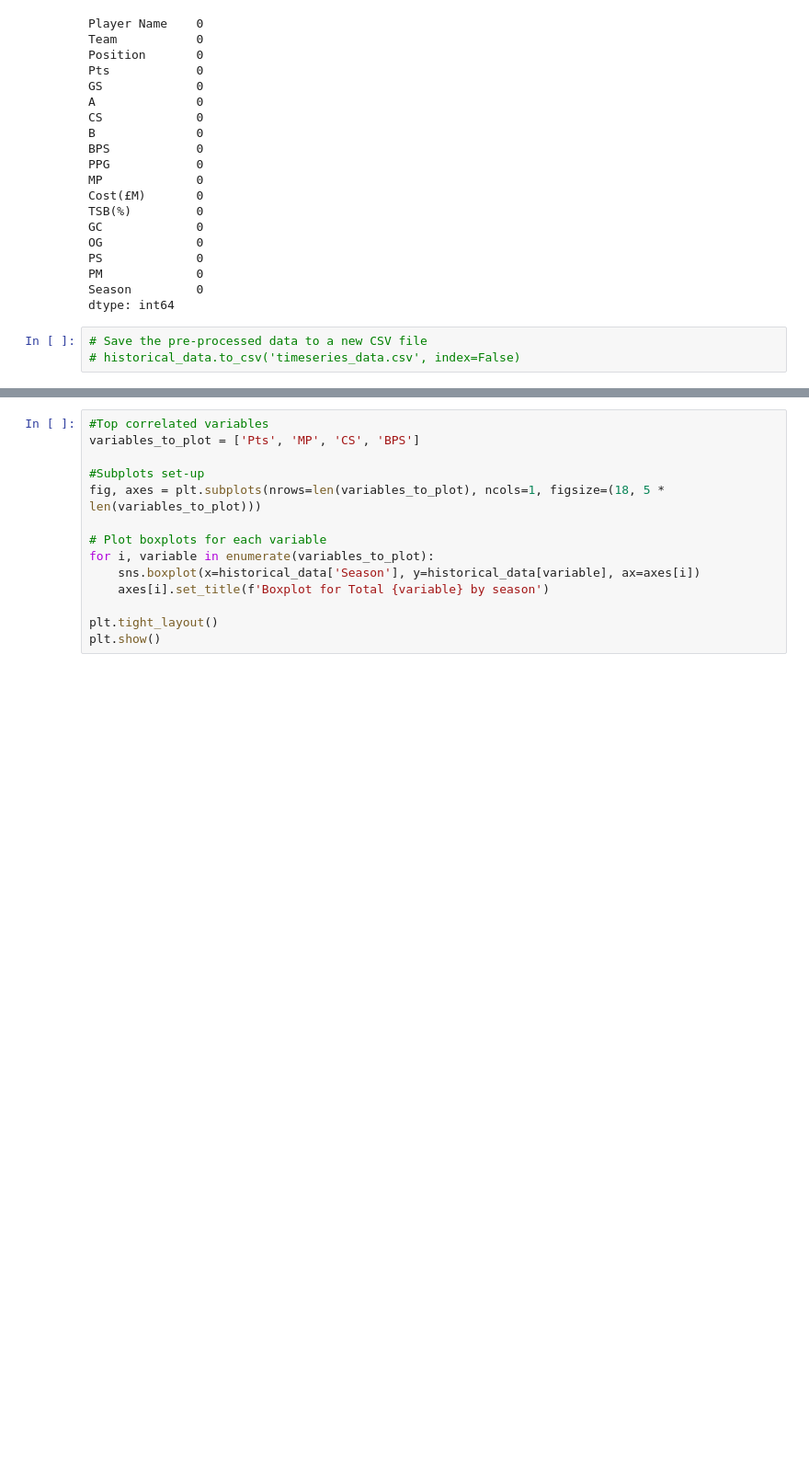
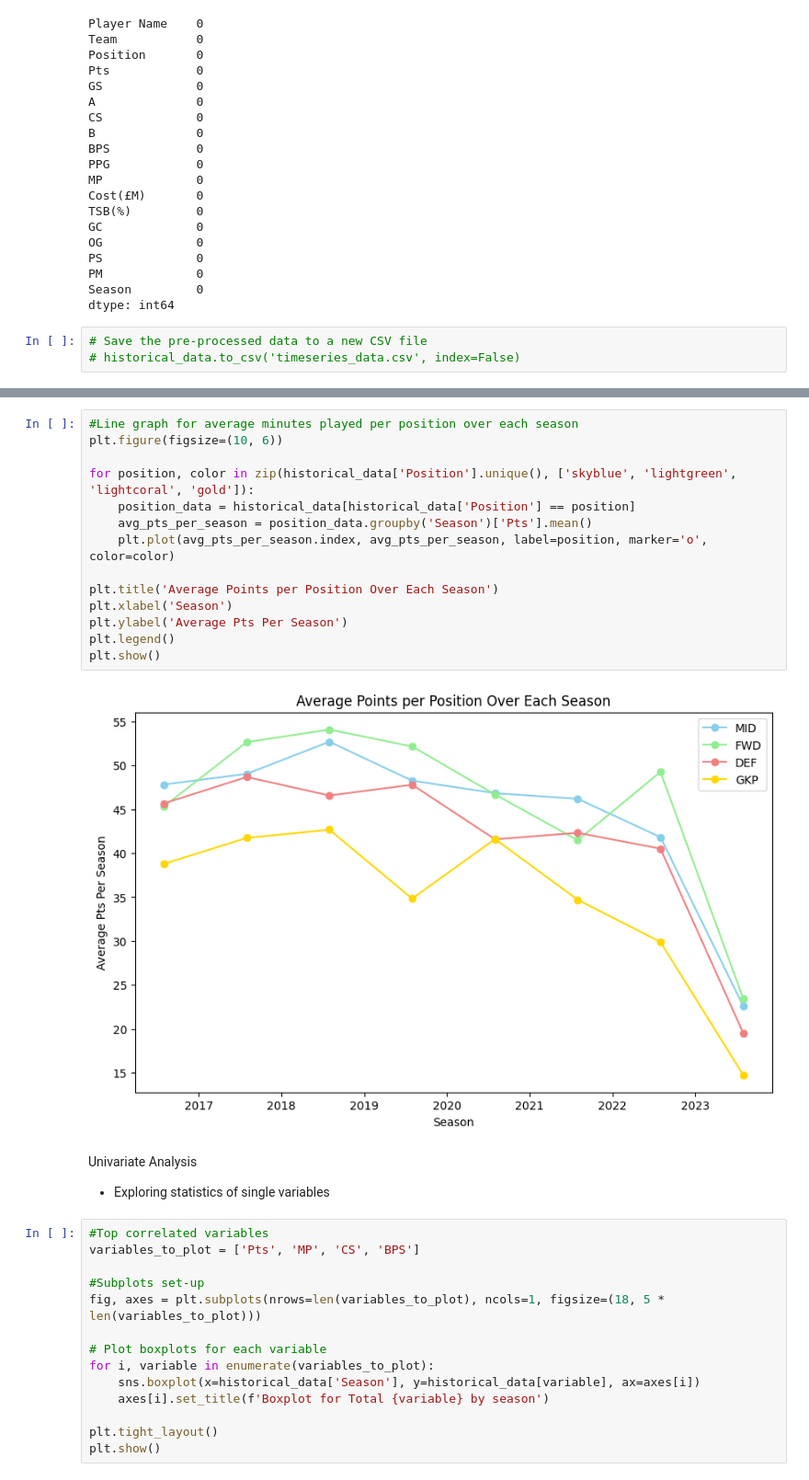
Before and after one commit to cliffordkaosei/Fantasy-Premier-League, a Jupyter notebook: Data Modelling/EDA.ipynb, the cells around one changed output, grey strips where cells are left out. Shown: that part at 92% size. Cells and saved outputs as stored; diff of their text form; blank space fills up the shorter version.

```diff
--- a/Data Modelling/EDA.ipynb
+++ b/Data Modelling/EDA.ipynb
@@ -102,3 +131,22 @@ plt.show()
+# %%
+#Line graph for average minutes played per position over each season
+plt.figure(figsize=(10, 6))
+
+for position, color in zip(historical_data['Position'].unique(), ['skyblue', 'lightgreen', 'lightcoral', 'gold']):
+    position_data = historical_data[historical_data['Position'] == position]
+    avg_pts_per_season = position_data.groupby('Season')['Pts'].mean()
+    plt.plot(avg_pts_per_season.index, avg_pts_per_season, label=position, marker='o', color=color)
+
+plt.title('Average Points per Position Over Each Season')
+plt.xlabel('Season')
+plt.ylabel('Average Pts Per Season')
+plt.legend()
+plt.show()
+# %% [output]
+[figure, added]
+# %% [markdown]
+Univariate Analysis
+- Exploring statistics of single variables
 # %%
 #Top correlated variables
 variables_to_plot = ['Pts', 'MP', 'CS', 'BPS']
```
Also changed, not shown: parts of 21 cells of this notebook.
